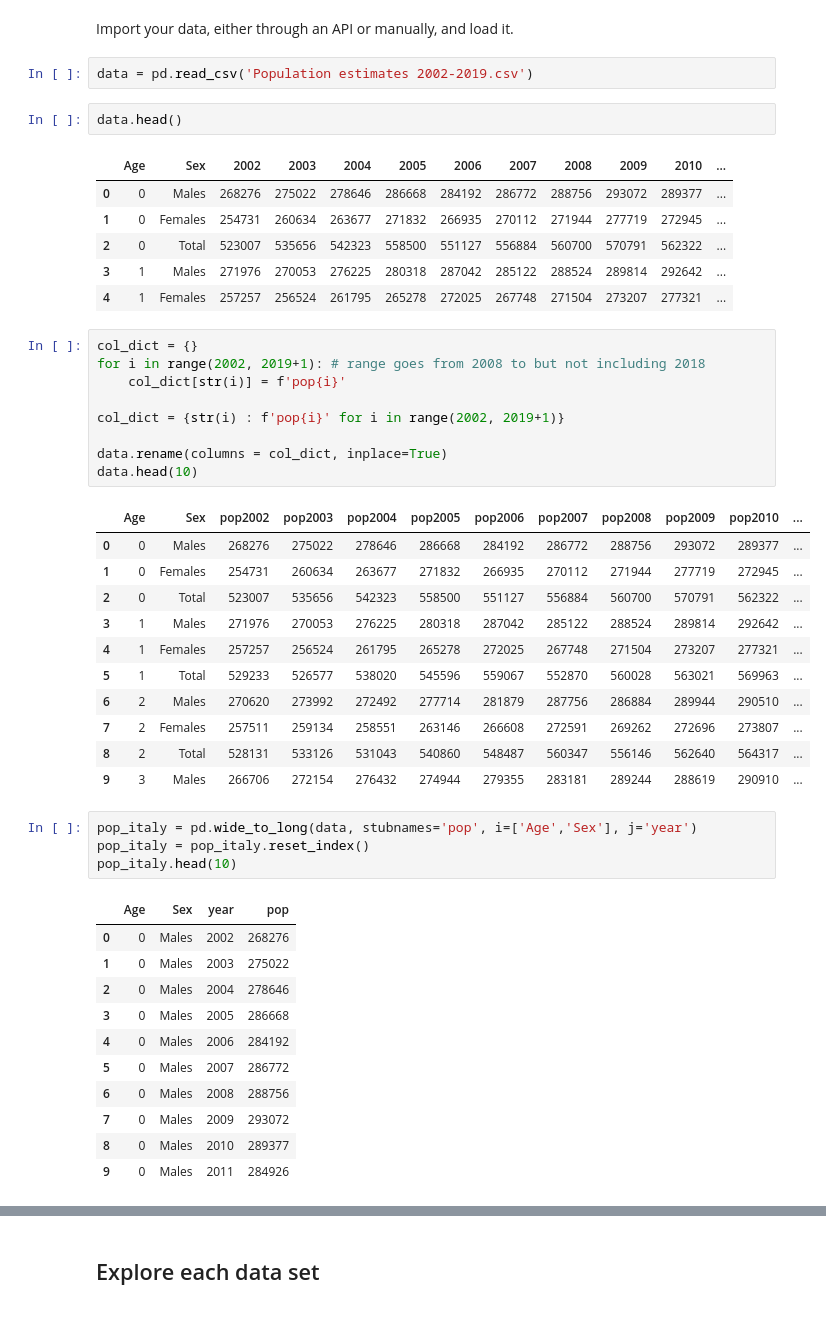
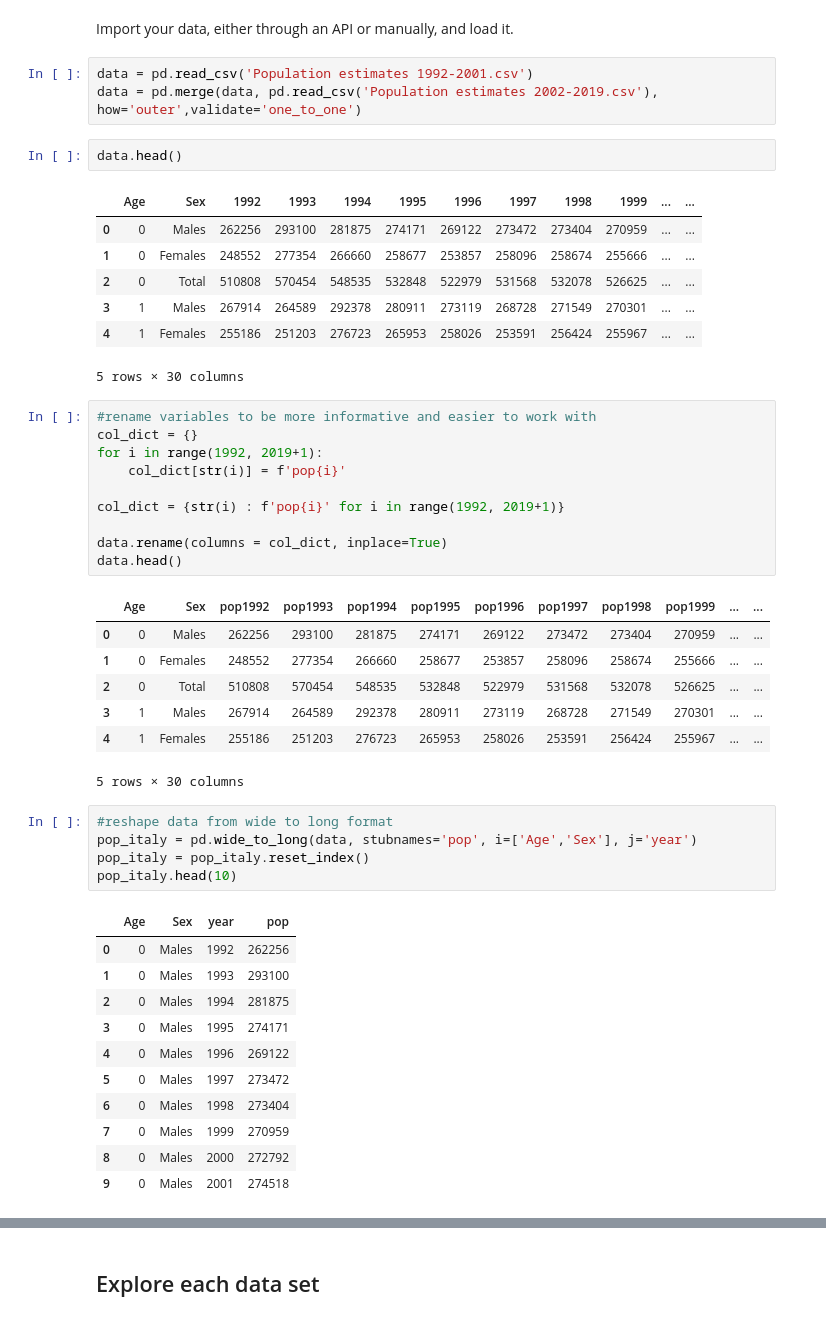
Before and after one commit to NumEconCopenhagen/projects-2024-bolo, a Jupyter notebook: dataproject/dataproject_2.ipynb, the cells around one changed output, grey strips where cells are left out. Cells and saved outputs as stored; diff of their text form.

```diff
--- a/dataproject/dataproject_2.ipynb
+++ b/dataproject/dataproject_2.ipynb
@@ -29,50 +27,50 @@ The autoreload extension is already loaded. To reload it, use:
 # %% [markdown]
 Import your data, either through an API or manually, and load it.
 # %%
-data = pd.read_csv('Population estimates 2002-2019.csv')
+data = pd.read_csv('Population estimates 1992-2001.csv')
+data = pd.merge(data, pd.read_csv('Population estimates 2002-2019.csv'), how='outer',validate='one_to_one')
 # %%
 data.head()
 # %% [output]
-|  | Age | Sex | 2002 | 2003 | 2004 | 2005 | 2006 | 2007 | 2008 | 2009 | 2010 | ... |
-| 0 | 0 | Males | 268276 | 275022 | 278646 | 286668 | 284192 | 286772 | 288756 | 293072 | 289377 | ... |
-| 1 | 0 | Females | 254731 | 260634 | 263677 | 271832 | 266935 | 270112 | 271944 | 277719 | 272945 | ... |
-| 2 | 0 | Total | 523007 | 535656 | 542323 | 558500 | 551127 | 556884 | 560700 | 570791 | 562322 | ... |
-| 3 | 1 | Males | 271976 | 270053 | 276225 | 280318 | 287042 | 285122 | 288524 | 289814 | 292642 | ... |
-| 4 | 1 | Females | 257257 | 256524 | 261795 | 265278 | 272025 | 267748 | 271504 | 273207 | 277321 | ... |
+|  | Age | Sex | 1992 | 1993 | 1994 | 1995 | 1996 | 1997 | 1998 | 1999 | ... | ... |
+| 0 | 0 | Males | 262256 | 293100 | 281875 | 274171 | 269122 | 273472 | 273404 | 270959 | ... | ... |
+| 1 | 0 | Females | 248552 | 277354 | 266660 | 258677 | 253857 | 258096 | 258674 | 255666 | ... | ... |
+| 2 | 0 | Total | 510808 | 570454 | 548535 | 532848 | 522979 | 531568 | 532078 | 526625 | ... | ... |
+| 3 | 1 | Males | 267914 | 264589 | 292378 | 280911 | 273119 | 268728 | 271549 | 270301 | ... | ... |
+| 4 | 1 | Females | 255186 | 251203 | 276723 | 265953 | 258026 | 253591 | 256424 | 255967 | ... | ... |
+5 rows × 30 columns
 # %%
+#rename variables to be more informative and easier to work with
 col_dict = {}
-for i in range(2002, 2019+1): # range goes from 2008 to but not including 2018
+for i in range(1992, 2019+1):
     col_dict[str(i)] = f'pop{i}'
 
-col_dict = {str(i) : f'pop{i}' for i in range(2002, 2019+1)}
+col_dict = {str(i) : f'pop{i}' for i in range(1992, 2019+1)}
 
 data.rename(columns = col_dict, inplace=True)
-data.head(10)
+data.head()
 # %% [output]
-|  | Age | Sex | pop2002 | pop2003 | pop2004 | pop2005 | pop2006 | pop2007 | pop2008 | pop2009 | pop2010 | ... |
-| 0 | 0 | Males | 268276 | 275022 | 278646 | 286668 | 284192 | 286772 | 288756 | 293072 | 289377 | ... |
-| 1 | 0 | Females | 254731 | 260634 | 263677 | 271832 | 266935 | 270112 | 271944 | 277719 | 272945 | ... |
-| 2 | 0 | Total | 523007 | 535656 | 542323 | 558500 | 551127 | 556884 | 560700 | 570791 | 562322 | ... |
-| 3 | 1 | Males | 271976 | 270053 | 276225 | 280318 | 287042 | 285122 | 288524 | 289814 | 292642 | ... |
-| 4 | 1 | Females | 257257 | 256524 | 261795 | 265278 | 272025 | 267748 | 271504 | 273207 | 277321 | ... |
-| 5 | 1 | Total | 529233 | 526577 | 538020 | 545596 | 559067 | 552870 | 560028 | 563021 | 569963 | ... |
-| 6 | 2 | Males | 270620 | 273992 | 272492 | 277714 | 281879 | 287756 | 286884 | 289944 | 290510 | ... |
-| 7 | 2 | Females | 257511 | 259134 | 258551 | 263146 | 266608 | 272591 | 269262 | 272696 | 273807 | ... |
-| 8 | 2 | Total | 528131 | 533126 | 531043 | 540860 | 548487 | 560347 | 556146 | 562640 | 564317 | ... |
-| 9 | 3 | Males | 266706 | 272154 | 276432 | 274944 | 279355 | 283181 | 289244 | 288619 | 290910 | ... |
+|  | Age | Sex | pop1992 | pop1993 | pop1994 | pop1995 | pop1996 | pop1997 | pop1998 | pop1999 | ... | ... |
+| 0 | 0 | Males | 262256 | 293100 | 281875 | 274171 | 269122 | 273472 | 273404 | 270959 | ... | ... |
+| 1 | 0 | Females | 248552 | 277354 | 266660 | 258677 | 253857 | 258096 | 258674 | 255666 | ... | ... |
+| 2 | 0 | Total | 510808 | 570454 | 548535 | 532848 | 522979 | 531568 | 532078 | 526625 | ... | ... |
+| 3 | 1 | Males | 267914 | 264589 | 292378 | 280911 | 273119 | 268728 | 271549 | 270301 | ... | ... |
+| 4 | 1 | Females | 255186 | 251203 | 276723 | 265953 | 258026 | 253591 | 256424 | 255967 | ... | ... |
+5 rows × 30 columns
 # %%
+#reshape data from wide to long format
 pop_italy = pd.wide_to_long(data, stubnames='pop', i=['Age','Sex'], j='year')
 pop_italy = pop_italy.reset_index()
 pop_italy.head(10)
 # %% [output]
 |  | Age | Sex | year | pop |
-| 0 | 0 | Males | 2002 | 268276 |
-| 1 | 0 | Males | 2003 | 275022 |
-| 2 | 0 | Males | 2004 | 278646 |
-| 3 | 0 | Males | 2005 | 286668 |
-| 4 | 0 | Males | 2006 | 284192 |
-| 5 | 0 | Males | 2007 | 286772 |
-| 6 | 0 | Males | 2008 | 288756 |
-| 7 | 0 | Males | 2009 | 293072 |
-| 8 | 0 | Males | 2010 | 289377 |
-| 9 | 0 | Males | 2011 | 284926 |
+| 0 | 0 | Males | 1992 | 262256 |
+| 1 | 0 | Males | 1993 | 293100 |
+| 2 | 0 | Males | 1994 | 281875 |
+| 3 | 0 | Males | 1995 | 274171 |
+| 4 | 0 | Males | 1996 | 269122 |
+| 5 | 0 | Males | 1997 | 273472 |
+| 6 | 0 | Males | 1998 | 273404 |
+| 7 | 0 | Males | 1999 | 270959 |
+| 8 | 0 | Males | 2000 | 272792 |
+| 9 | 0 | Males | 2001 | 274518 |
```
Also changed, not shown: parts of 24 cells of this notebook, 11 other files.
